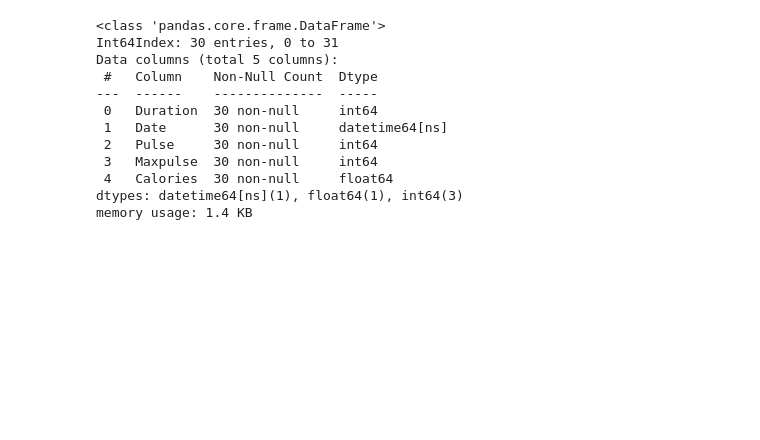
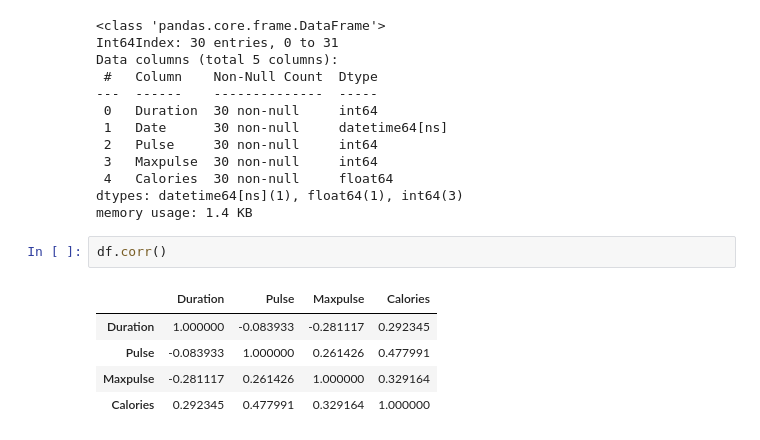
Before and after one commit to MK3247/Data-Visualization, a Jupyter notebook: Pandas .ipynb, the cells around one changed output. Saved outputs shown, nothing was run; the diff lists cells and outputs as text; blank space fills up the shorter version.

Commit message:
corr()

```diff
--- a/Pandas .ipynb
+++ b/Pandas .ipynb
@@ -655,3 +655,11 @@ Data columns (total 5 columns):
  4   Calories  30 non-null     float64
 dtypes: datetime64[ns](1), float64(1), int64(3)
 memory usage: 1.4 KB
+# %%
+df.corr()
+# %% [output]
+|  | Duration | Pulse | Maxpulse | Calories |
+| Duration | 1.000000 | -0.083933 | -0.281117 | 0.292345 |
+| Pulse | -0.083933 | 1.000000 | 0.261426 | 0.477991 |
+| Maxpulse | -0.281117 | 0.261426 | 1.000000 | 0.329164 |
+| Calories | 0.292345 | 0.477991 | 0.329164 | 1.000000 |
```
